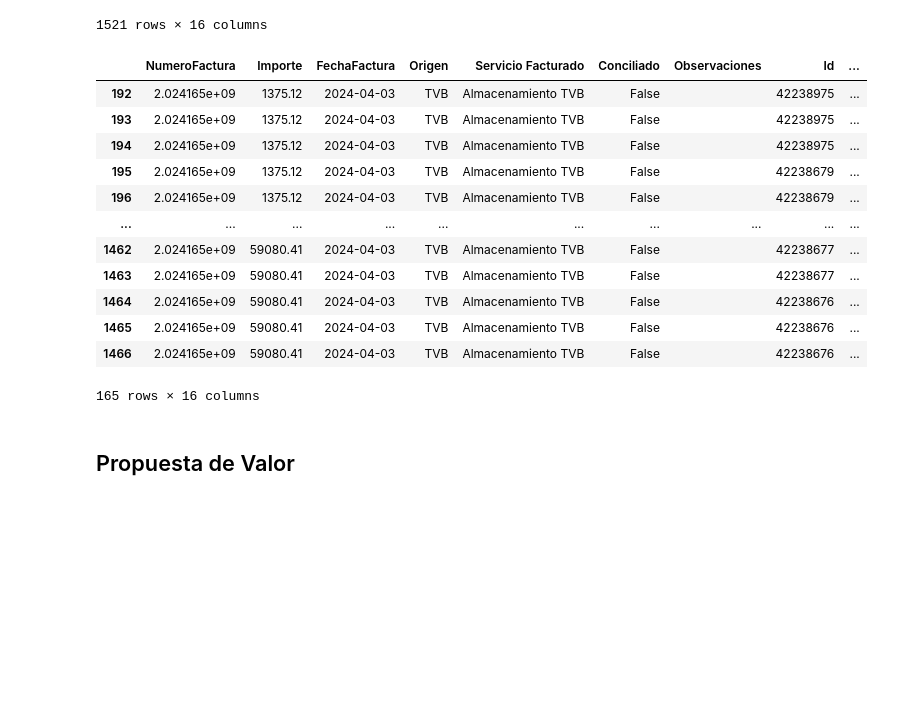
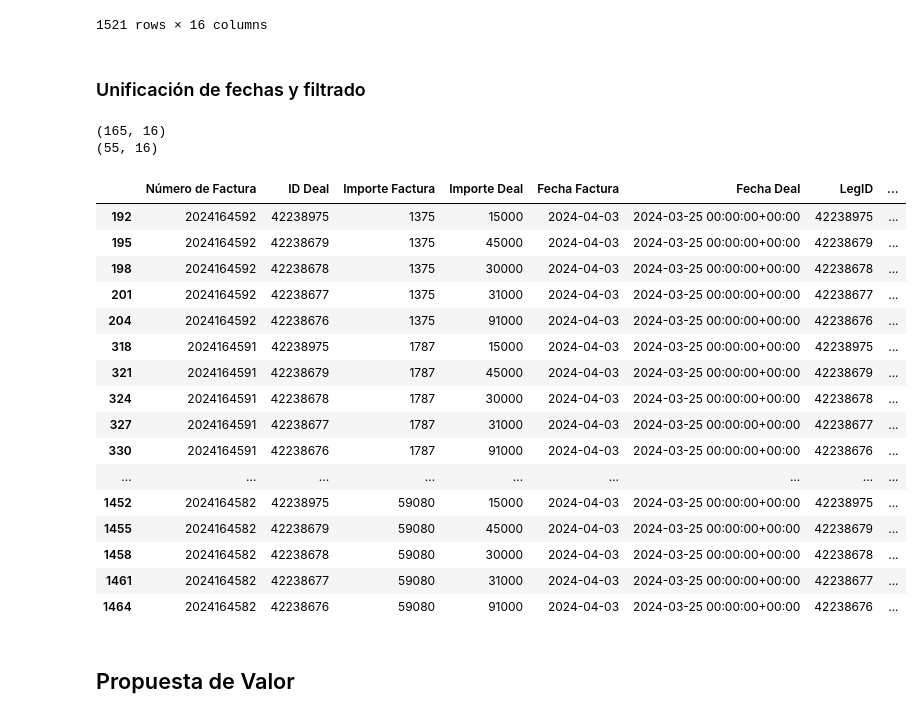
Before and after one commit to kikekzm/Data-Projects, a Jupyter notebook: ENGIE-Caso/Caso_Engie.ipynb, the cells around one changed output. Saved outputs shown, nothing was run; the diff lists cells and outputs as text; code cells hidden in the pictures; blank space fills up the shorter version.

Commit message:
comparar con facturas

```diff
--- a/ENGIE-Caso/Caso_Engie.ipynb
+++ b/ENGIE-Caso/Caso_Engie.ipynb
@@ -95,5 +97,4 @@ Columnas de CTV:
 # %% [markdown]
 Vamos a renombrar columnas comunes,
 # %%
-facturas_df.rename(columns={'ServicioFacturado': 'Servicio Facturado'}, inplace=True)
 mapping_df.rename(columns={'Servicio facturado': 'Servicio Facturado'}, inplace=True)
@@ -223,6 +270,8 @@ facturas_conciliadas_df.head(1522)
 | 1519 | 2.024165e+09 | 59080.41 | 4/3/24 | TVB | Almacenamiento TVB | False |  | 31915597 | ... |
 | 1520 | 2.024165e+09 | 59080.41 | 4/3/24 | TVB | Almacenamiento TVB | False |  | 31915597 | ... |
 1521 rows × 16 columns
+# %% [markdown]
+### Unificación de fechas y filtrado
 # %%
 # Ahora filtramos por la fecha. Primero los ponemos todas en el mismo formato
 
@@ -232,20 +281,43 @@ facturas_conciliadas_df['TradeDate'] = pd.to_datetime(facturas_conciliadas_df['T
 # Filtramos para tener solo los trades de Marzo 2024 (ESTO PUEDE SER UN ERROR)
 facturas_conciliadas_Marzo_df = facturas_conciliadas_df[(facturas_conciliadas_df['TradeDate'].dt.year == 2024) & (facturas_conciliadas_df['TradeDate'].dt.month == 3)]
 
-facturas_conciliadas_Marzo_df.head(1000)
+pd.set_option('display.float_format', '{:.0f}'.format)
+print(facturas_conciliadas_Marzo_df.shape)
+
+# quitamos las filas duplicadas debido al pd.merge()
+facturas_conciliadas_Marzo_df = facturas_conciliadas_Marzo_df.drop_duplicates()
+print(facturas_conciliadas_Marzo_df.shape)
 # %% [output]
-|  | NumeroFactura | Importe | FechaFactura | Origen | Servicio Facturado | Conciliado | Observaciones | Id | ... |
-| 192 | 2.024165e+09 | 1375.12 | 2024-04-03 | TVB | Almacenamiento TVB | False |  | 42238975 | ... |
-| 193 | 2.024165e+09 | 1375.12 | 2024-04-03 | TVB | Almacenamiento TVB | False |  | 42238975 | ... |
-| 194 | 2.024165e+09 | 1375.12 | 2024-04-03 | TVB | Almacenamiento TVB | False |  | 42238975 | ... |
-| 195 | 2.024165e+09 | 1375.12 | 2024-04-03 | TVB | Almacenamiento TVB | False |  | 42238679 | ... |
-| 196 | 2.024165e+09 | 1375.12 | 2024-04-03 | TVB | Almacenamiento TVB | False |  | 42238679 | ... |
-| ... | ... | ... | ... | ... | ... | ... | ... | ... | ... |
-| 1462 | 2.024165e+09 | 59080.41 | 2024-04-03 | TVB | Almacenamiento TVB | False |  | 42238677 | ... |
-| 1463 | 2.024165e+09 | 59080.41 | 2024-04-03 | TVB | Almacenamiento TVB | False |  | 42238677 | ... |
-| 1464 | 2.024165e+09 | 59080.41 | 2024-04-03 | TVB | Almacenamiento TVB | False |  | 42238676 | ... |
-| 1465 | 2.024165e+09 | 59080.41 | 2024-04-03 | TVB | Almacenamiento TVB | False |  | 42238676 | ... |
-| 1466 | 2.024165e+09 | 59080.41 | 2024-04-03 | TVB | Almacenamiento TVB | False |  | 42238676 | ... |
-165 rows × 16 columns
+(165, 16)
+(55, 16)
+# %%
+# por ultimo cambio el nombre y el orden de las columnas para verlo mejor
+facturas_conciliadas_Marzo_df.rename(columns={'NumeroFactura': 'Número de Factura', 'FechaFactura':'Fecha Factura', 'Id':'ID Deal', 'LegId':'LegID',
+                                              'Quantity':'Importe Deal', 'Importe':'Importe Factura', 'TradeDate':'Fecha Deal'}, inplace=True)
+
+orden = ['Número de Factura', 'ID Deal', 'Importe Factura', 'Importe Deal', 'Fecha Factura', 'Fecha Deal', 'LegID',
+         'Origen', 'Servicio Facturado', 'LegType', 'Category', 'Portfolio', 'Commodity', 'DealType', 'Conciliado', 'Observaciones']
+
+facturas_conciliadas_Marzo_df = facturas_conciliadas_Marzo_df.reindex(columns=orden)
+
+facturas_conciliadas_Marzo_df.head(100)
+# %% [output]
+|  | Número de Factura | ID Deal | Importe Factura | Importe Deal | Fecha Factura | Fecha Deal | LegID | ... |
+| 192 | 2024164592 | 42238975 | 1375 | 15000 | 2024-04-03 | 2024-03-25 00:00:00+00:00 | 42238975 | ... |
+| 195 | 2024164592 | 42238679 | 1375 | 45000 | 2024-04-03 | 2024-03-25 00:00:00+00:00 | 42238679 | ... |
+| 198 | 2024164592 | 42238678 | 1375 | 30000 | 2024-04-03 | 2024-03-25 00:00:00+00:00 | 42238678 | ... |
+| 201 | 2024164592 | 42238677 | 1375 | 31000 | 2024-04-03 | 2024-03-25 00:00:00+00:00 | 42238677 | ... |
+| 204 | 2024164592 | 42238676 | 1375 | 91000 | 2024-04-03 | 2024-03-25 00:00:00+00:00 | 42238676 | ... |
+| 318 | 2024164591 | 42238975 | 1787 | 15000 | 2024-04-03 | 2024-03-25 00:00:00+00:00 | 42238975 | ... |
+| 321 | 2024164591 | 42238679 | 1787 | 45000 | 2024-04-03 | 2024-03-25 00:00:00+00:00 | 42238679 | ... |
+| 324 | 2024164591 | 42238678 | 1787 | 30000 | 2024-04-03 | 2024-03-25 00:00:00+00:00 | 42238678 | ... |
+| 327 | 2024164591 | 42238677 | 1787 | 31000 | 2024-04-03 | 2024-03-25 00:00:00+00:00 | 42238677 | ... |
+| 330 | 2024164591 | 42238676 | 1787 | 91000 | 2024-04-03 | 2024-03-25 00:00:00+00:00 | 42238676 | ... |
+| ... | ... | ... | ... | ... | ... | ... | ... | ... |
+| 1452 | 2024164582 | 42238975 | 59080 | 15000 | 2024-04-03 | 2024-03-25 00:00:00+00:00 | 42238975 | ... |
+| 1455 | 2024164582 | 42238679 | 59080 | 45000 | 2024-04-03 | 2024-03-25 00:00:00+00:00 | 42238679 | ... |
+| 1458 | 2024164582 | 42238678 | 59080 | 30000 | 2024-04-03 | 2024-03-25 00:00:00+00:00 | 42238678 | ... |
+| 1461 | 2024164582 | 42238677 | 59080 | 31000 | 2024-04-03 | 2024-03-25 00:00:00+00:00 | 42238677 | ... |
+| 1464 | 2024164582 | 42238676 | 59080 | 91000 | 2024-04-03 | 2024-03-25 00:00:00+00:00 | 42238676 | ... |
 # %% [markdown]
 ## Propuesta de Valor
```
Also changed, not shown: parts of 14 cells of this notebook.
